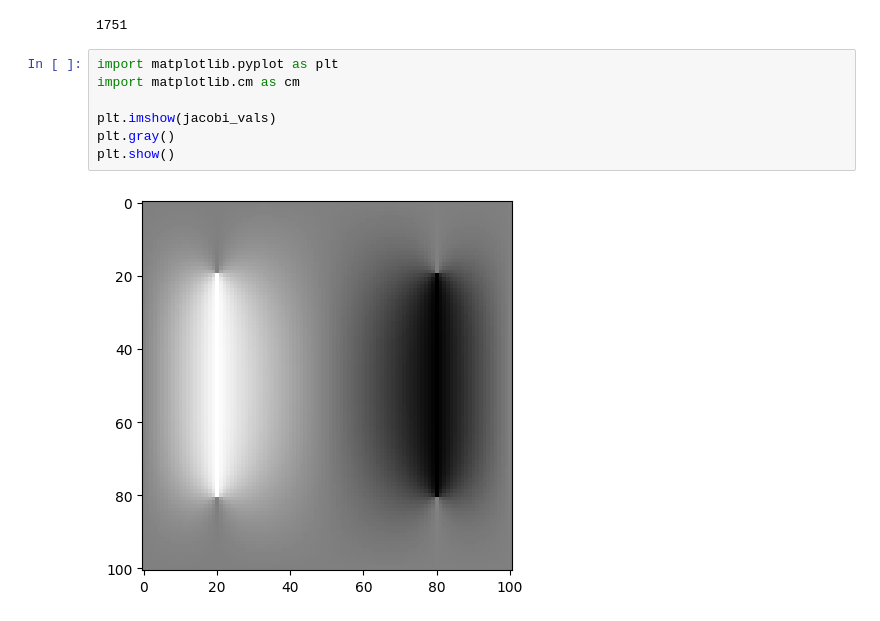
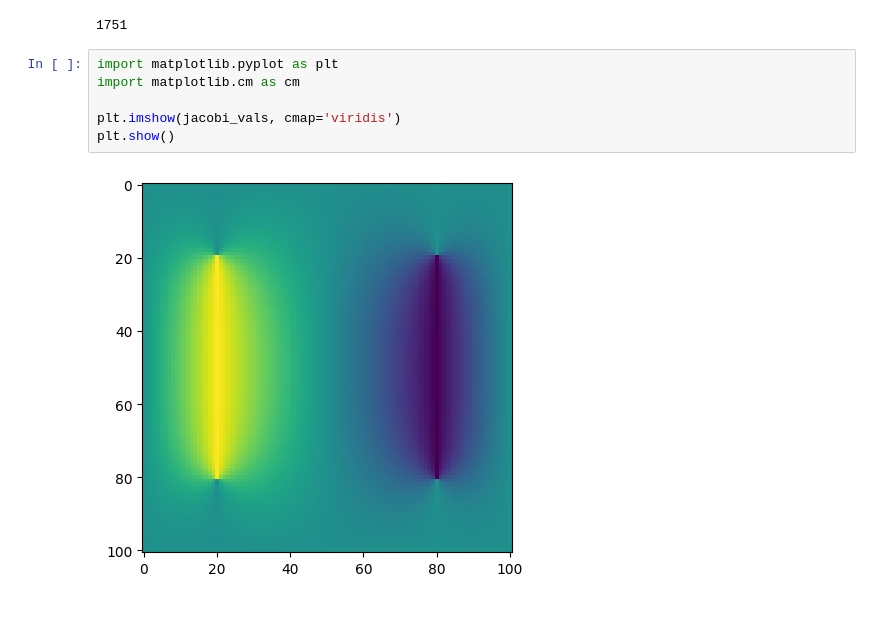
Before and after one commit to Sherezax/tarea_05, a Jupyter notebook: tarea_05.ipynb, the cells around one changed output. Saved outputs shown, nothing was run; the diff lists cells and outputs as text.

```diff
--- a/tarea_05.ipynb
+++ b/tarea_05.ipynb
@@ -137,9 +318,8 @@ print(iterations)
 # %%
 import matplotlib.pyplot as plt
 import matplotlib.cm as cm
 
-plt.imshow(jacobi_vals)
-plt.gray()
+plt.imshow(jacobi_vals, cmap='viridis')
 plt.show()
 # %% [output]
-[figure, old version]
+[figure, new version]
```
Also changed, not shown: parts of 21 cells of this notebook.
